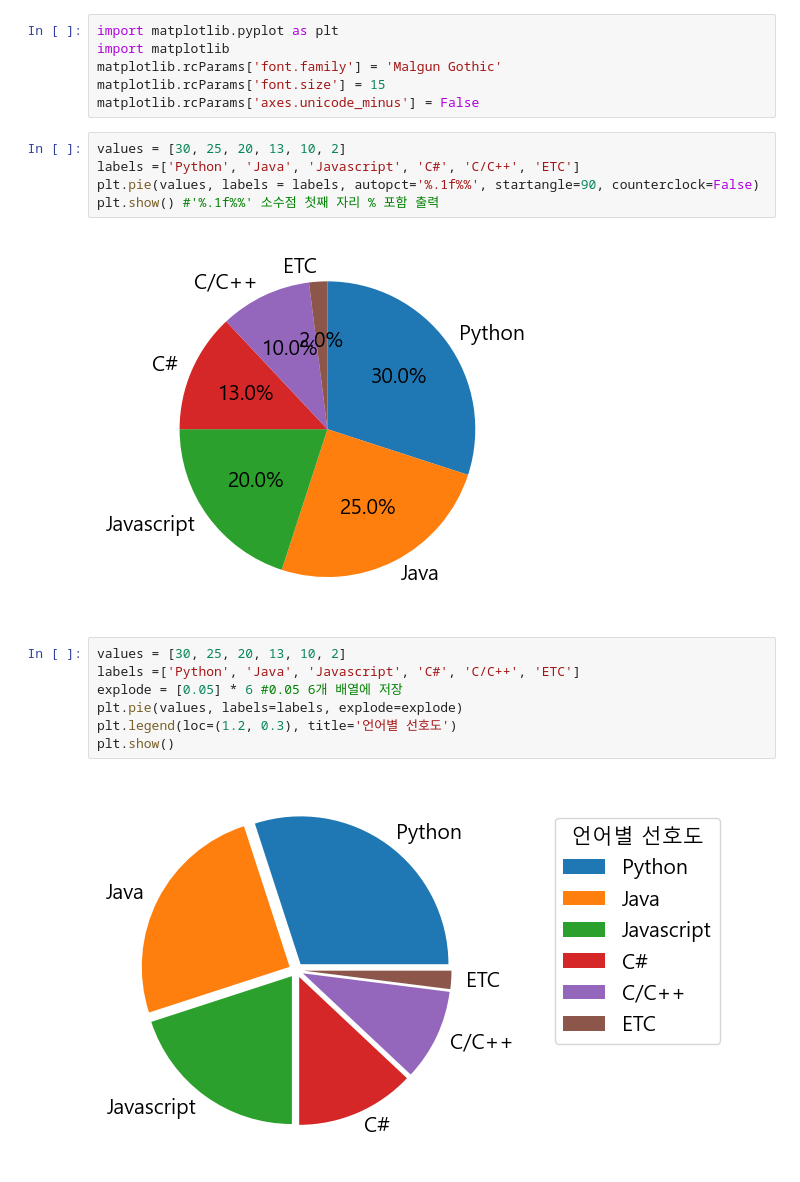
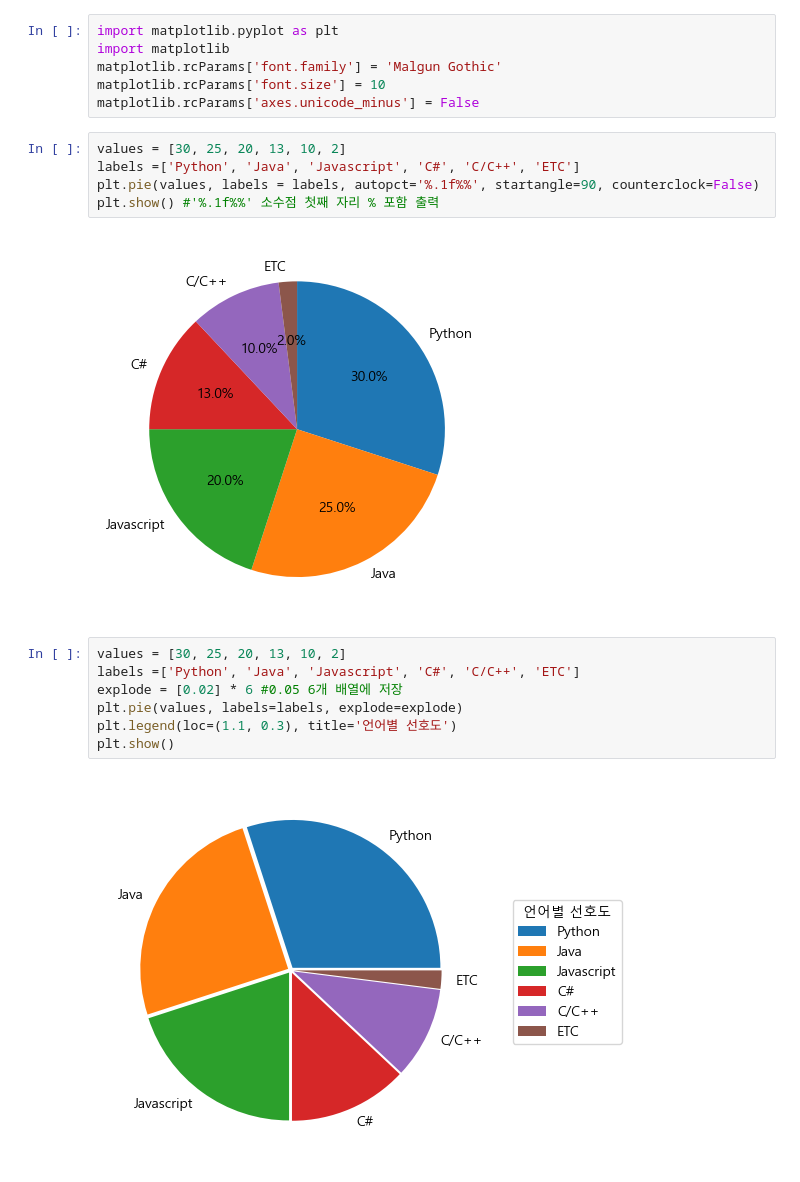
Before and after one commit to helen-cho/data, a Jupyter notebook: python/데이터시각화/11.원그래프(기본).ipynb, the cells around one changed output. Cells and saved outputs as stored; diff of their text form.

```diff
--- a/python/데이터시각화/11.원그래프(기본).ipynb
+++ b/python/데이터시각화/11.원그래프(기본).ipynb
@@ -2,7 +2,7 @@
 import matplotlib.pyplot as plt
 import matplotlib
 matplotlib.rcParams['font.family'] = 'Malgun Gothic'
-matplotlib.rcParams['font.size'] = 15
+matplotlib.rcParams['font.size'] = 10
 matplotlib.rcParams['axes.unicode_minus'] = False
 # %%
 values = [30, 25, 20, 13, 10, 2]
@@ -10,13 +10,13 @@ labels =['Python', 'Java', 'Javascript', 'C#', 'C/C++', 'ETC']
 plt.pie(values, labels = labels, autopct='%.1f%%', startangle=90, counterclock=False)
 plt.show() #'%.1f%%' 소수점 첫째 자리 % 포함 출력
 # %% [output]
-[figure, old version]
+[figure, new version]
 # %%
 values = [30, 25, 20, 13, 10, 2]
 labels =['Python', 'Java', 'Javascript', 'C#', 'C/C++', 'ETC']
-explode = [0.05] * 6 #0.05 6개 배열에 저장
+explode = [0.02] * 6 #0.05 6개 배열에 저장
 plt.pie(values, labels=labels, explode=explode)
-plt.legend(loc=(1.2, 0.3), title='언어별 선호도')
+plt.legend(loc=(1.1, 0.3), title='언어별 선호도')
 plt.show()
 # %% [output]
-[figure, old version]
+[figure, new version]
```
Also changed, not shown: 9 other files.
